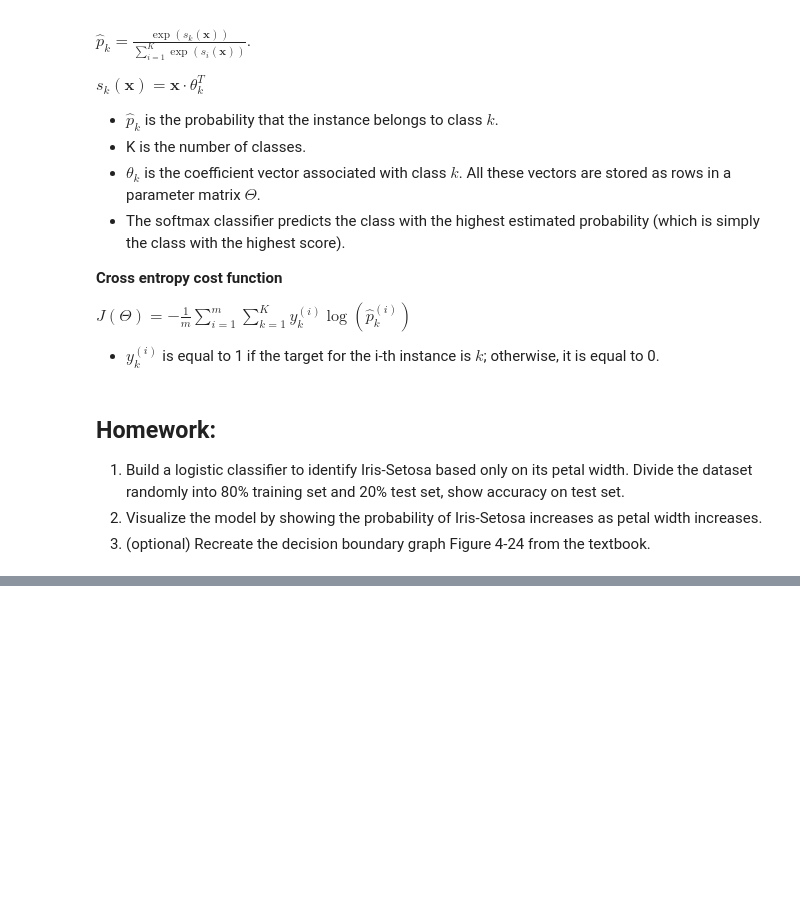
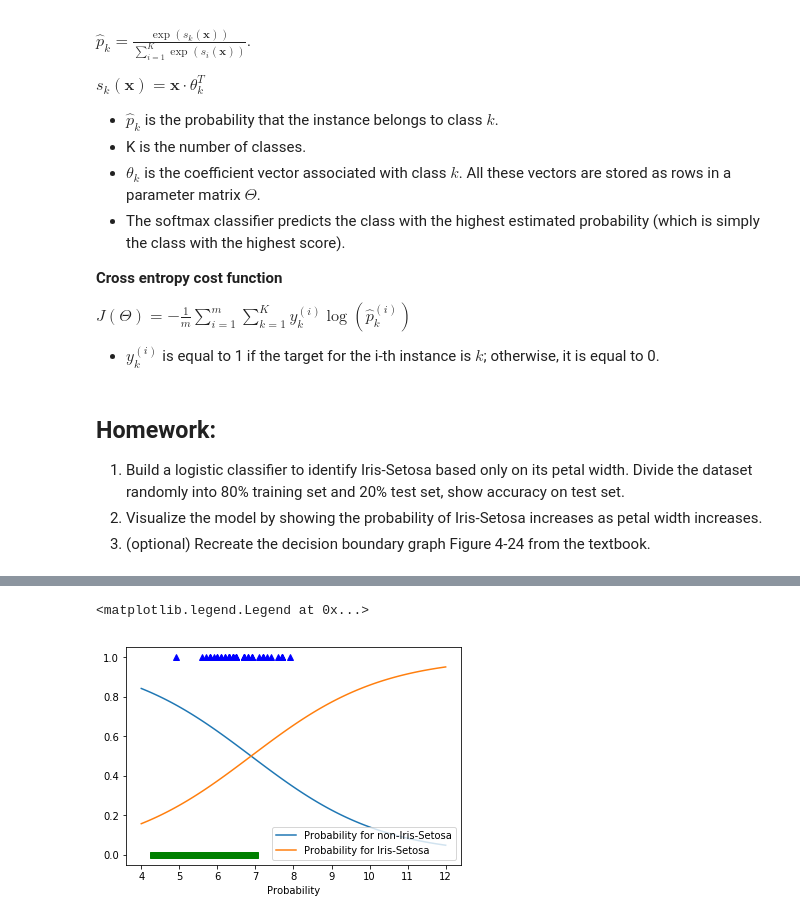
Before and after one commit to asgharm1999/Machine-Learning, a Jupyter notebook: Week 7.ipynb, the cells around one changed output, grey strips where cells are left out. Drawn from its saved outputs; the diff is of its cells as text; code cells hidden in the pictures; blank space fills up the shorter version.

```diff
--- a/Week 7.ipynb
+++ b/Week 7.ipynb
@@ -358,0 +414,19 @@ y_k^{(i)}\log(\hat{p}_k^{(i)})$
+# %%
+Y_pred = model2.predict(X)
+Y_pred_prob = model2.predict_proba(X)
+
+list_x = np.linspace(4, 12, 100).reshape([-1, 1])
+list_y = model2.predict_proba(list_x)
+
+X0 = X[Y==0]
+X1 = X[Y==1]
+plt.plot(X0, np.zeros(X0.shape), 'gs')
+plt.plot(X1, np.ones(X1.shape), 'b^')
+plt.plot(list_x, list_y[:, 0], label = "Probability for non-Iris-Setosa")
+plt.plot(list_x, list_y[:, 1], label = "Probability for Iris-Setosa")
+plt.xlabel("Sepal Length")
+plt.xlabel("Probability")
+plt.legend(loc="lower right")
+# %% [output]
+<matplotlib.legend.Legend at 0x...>
+[figure, added]
```
Also changed, not shown: parts of 18 cells of this notebook, 1 other file.
